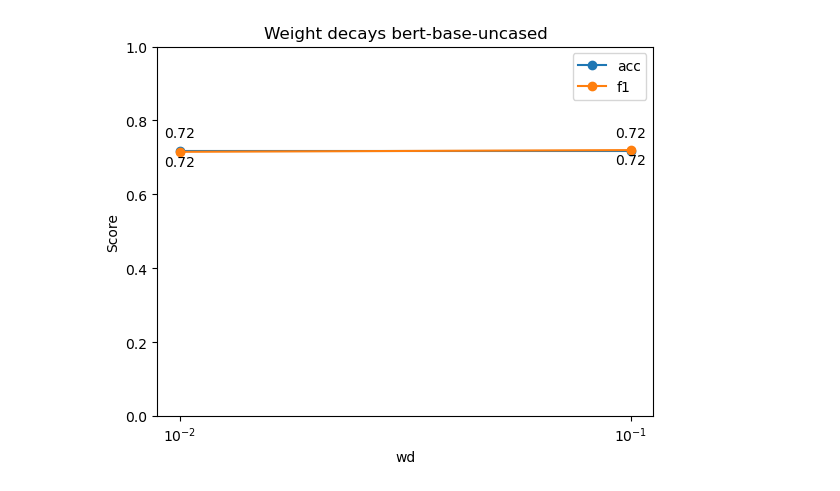
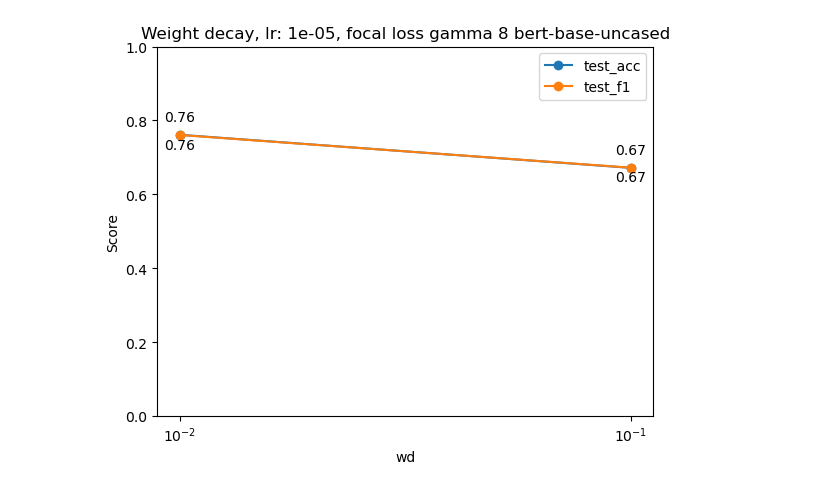
Before and after one commit to fzanart/FLICC, a Jupyter notebook: grid_search/model2/weight_decay/08_Bert_wd.ipynb, the cells around one changed output. Drawn from its saved outputs; the diff is of its cells as text; code cells hidden in the pictures.

Commit message:
results update

```diff
--- a/grid_search/model2/weight_decay/08_Bert_wd.ipynb
+++ b/grid_search/model2/weight_decay/08_Bert_wd.ipynb
@@ -12,27 +20,34 @@ results = {'acc':[],
 # %%
-lr = 1.0e-4
-weight_decays = [0.01, 0.1]
+g = 8
+lr = 1.0e-5
+weight_decay = [0.1, 0.01]
 
-for wd in weight_decays:
-    print(f'Grid search {model_checkpoint}, learning rate {lr}, wd: {wd}')
-    data = ClimateDataset(model_to_train=2,model_checkpoint=model_checkpoint,batch_size=32)
+for wd in weight_decay:
+    print(f'Grid search {model_checkpoint}, learning rate {lr}, focal loss gamma {g}, weight decay {wd}')
+    data = ClimateDataset(model_to_train=2,model_checkpoint=model_checkpoint,dataset_url=flicc_path,batch_size=32)
     data.setup_dataloaders()
     model = ClassificationModel(model_checkpoint=data.model_checkpoint,num_labels=data.num_labels)
-    trainer = Engine(epochs=20,labels=data.labels)
+    trainer = Engine(epochs=30,labels=data.labels)
     trainer.model = model.model
-    acc, f1 = trainer.run(lr=lr,
-                          wd=wd,
-                          train_dataloader=data.train_dataloader,
-                          eval_dataloader=data.eval_dataloader,
-                          test_dataloader=data.test_dataloader,
-                          early_stop=3)
-    results['acc'].append(acc)
-    results['f1'].append(f1)
+    trainer.dataset_encoded = data.dataset_encoded
+    test_acc, test_f1, eval_acc, eval_f1 = trainer.run(lr=lr,
+                                                       wd=wd,
+                                                       train_dataloader=data.train_dataloader,
+                                                       eval_dataloader=data.eval_dataloader,
+                                                       test_dataloader=data.test_dataloader,
+                                                       focalloss=True,
+                                                       gamma=g,
+                                                       early_stop=3)
+    results['test_acc'].append(test_acc)
+    results['test_f1'].append(test_f1)
+    results['eval_acc'].append(eval_acc)
+    results['eval_f1'].append(eval_f1)
     results['wd'].append(wd)
     print('### '*10)
     print(results)
     print('### '*10)
     with torch.no_grad():
         torch.cuda.empty_cache()
-    del data, model, trainer, acc, f1
+    del data, model, trainer, test_acc, test_f1, eval_acc, eval_f1
+    gc.collect()
 # %% [output]
@@ -84,30 +95,7 @@ import pandas as pd
-# %%
-def plot_grid_search(df, title):
-
-    # Create the plot
-    ax = df.plot(x='wd', y=['acc', 'f1'], marker='o', linestyle='-')
-
-    # Set y-axis range between 0 and 1
-    plt.ylim(0, 1)
-
-    # Annotate points with F1 scores
-    for i, row in df.iterrows():
-        ax.annotate(f'{row["f1"]:.2f}', (row["wd"], row["f1"]), textcoords='offset points', xytext=(0, -10), ha='center')
-
-    # Annotate points with Acc scores
-    for i, row in df.iterrows():
-        ax.annotate(f'{row["acc"]:.2f}', (row["wd"], row["acc"]), textcoords='offset points', xytext=(0, 10), ha='center')
-
-    #
-    plt.xticks(df['wd'], [f'{val:.0e}' for val in df['wd']], ha='center')
-    plt.xscale('log')
-    plt.minorticks_off()
-
-    plt.title(title)
-    plt.xlabel('wd')
-    plt.ylabel('Score')
-    plt.show()
-
-plot_grid_search(pd.DataFrame(results), f'Weight decays {model_checkpoint}')
-# %% [output]
-[figure, removed]
+# %%
+Engine.plot_grid_search(df=results,
+                        title=f'Weight decay, lr: {lr}, focal loss gamma {g} {model_checkpoint}',
+                        column='wd',
+                        sci_format=True)
+# %% [output]
+[figure, added]
```
Also changed, not shown: parts of 6 cells of this notebook, 3 other files.
